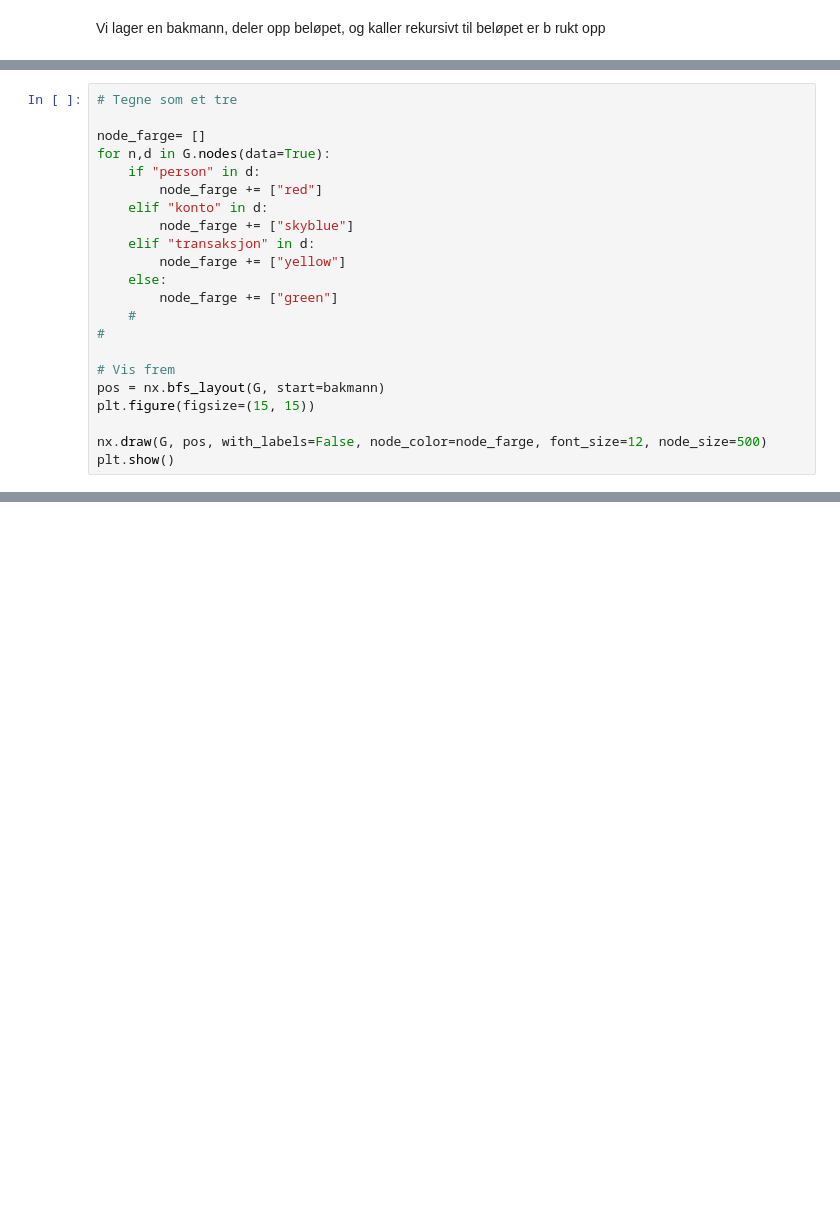
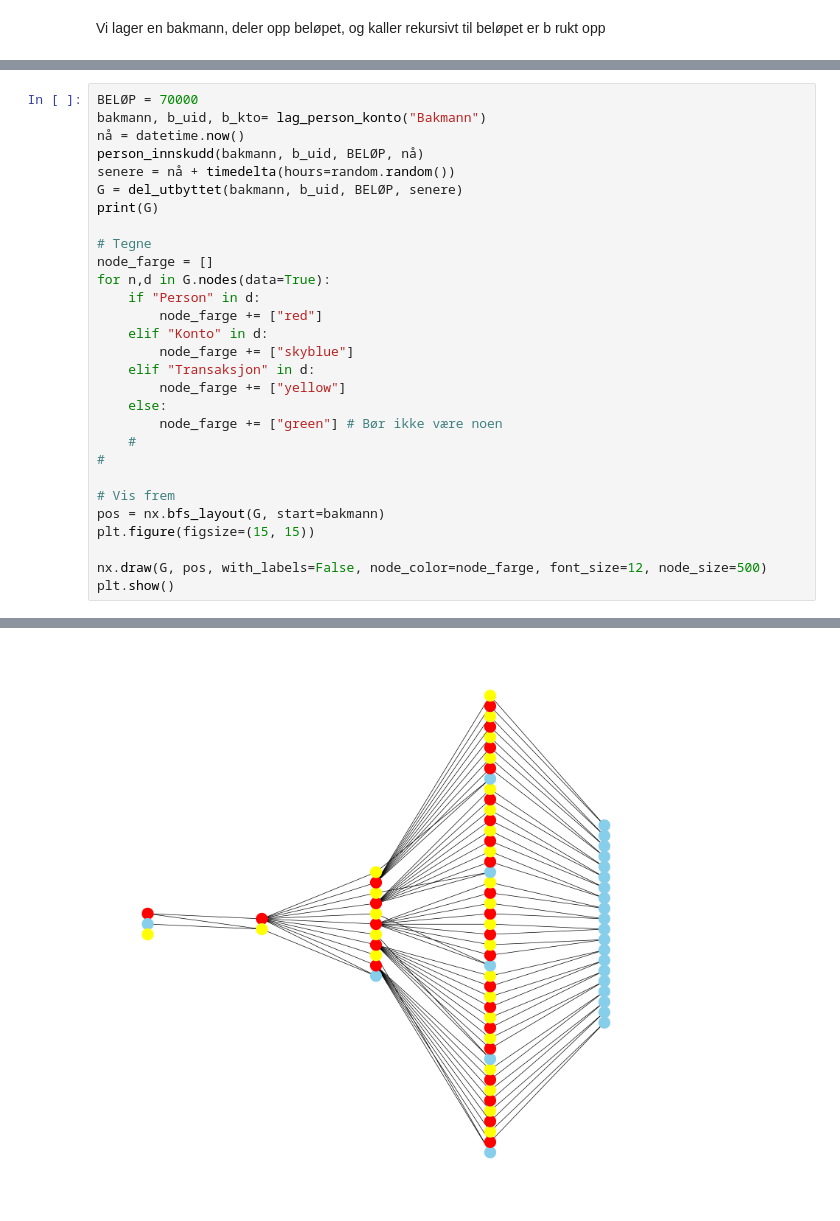
Before and after one commit to Tage-Politi/grafdag-2026, a Jupyter notebook: økonomisk.ipynb, the cells around one changed output, grey strips where cells are left out. Cells and saved outputs as stored; diff of their text form; blank space fills up the shorter version.

```diff
--- a/økonomisk.ipynb
+++ b/økonomisk.ipynb
@@ -559,17 +541,24 @@ Ferdig: Graph with 0 nodes and 0 edges
 <Figure size 500x500 with 0 Axes>
 # %%
-# Tegne som et tre
+BELØP = 70000
+bakmann, b_uid, b_kto= lag_person_konto("Bakmann")
+nå = datetime.now()
+person_innskudd(bakmann, b_uid, BELØP, nå)
+senere = nå + timedelta(hours=random.random())
+G = del_utbyttet(bakmann, b_uid, BELØP, senere)
+print(G)
 
-node_farge= []
+# Tegne
+node_farge = []
 for n,d in G.nodes(data=True):
-    if "person" in d:
+    if "Person" in d:
         node_farge += ["red"]
-    elif "konto" in d:
+    elif "Konto" in d:
         node_farge += ["skyblue"]
-    elif "transaksjon" in d:
+    elif "Transaksjon" in d:
         node_farge += ["yellow"]
     else:
-        node_farge += ["green"]
+        node_farge += ["green"] # Bør ikke være noen
     #
 #
 
@@ -584 +589,2 @@ NameError: name 'bakmann' is not defined
+[figure, added]
 # %%
```
Also changed, not shown: parts of 10 cells of this notebook.
